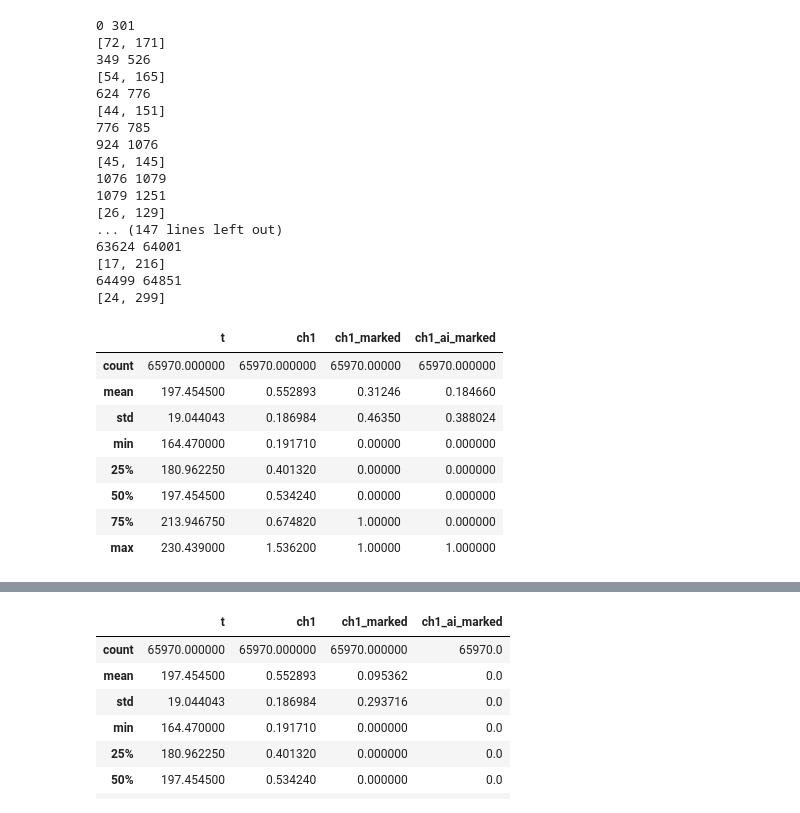
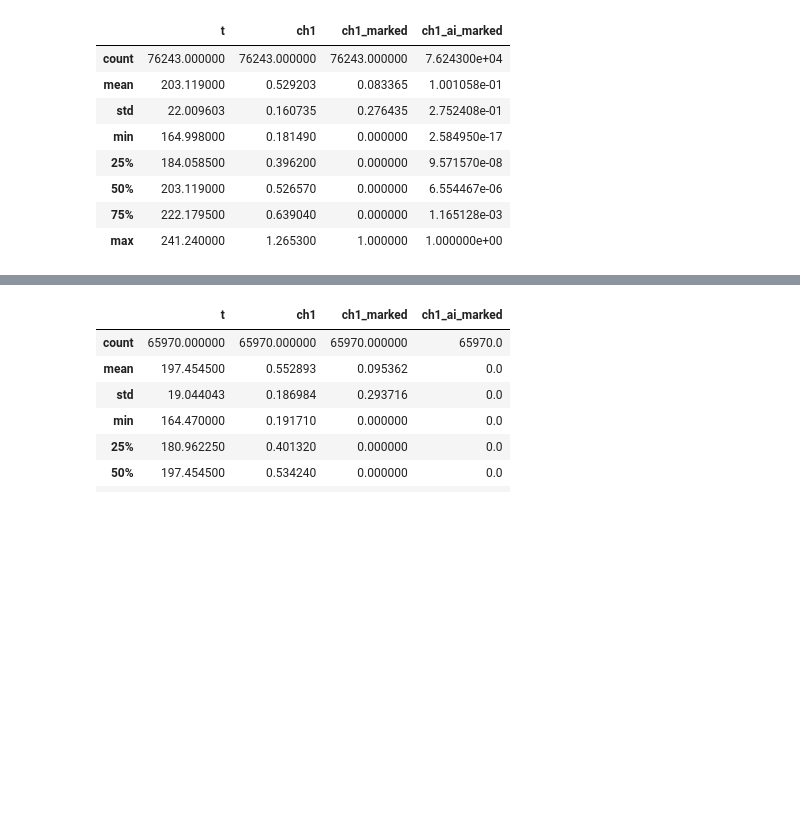
Before and after one commit to feodorrussia/D-alpha-instability-search, a Jupyter notebook: D-alpha marking.ipynb, the cells around one changed output, grey strips where cells are left out. Saved outputs shown, nothing was run; the diff lists cells and outputs as text; code cells hidden in the pictures; blank space fills up the shorter version.

```diff
--- a/D-alpha marking.ipynb
+++ b/D-alpha marking.ipynb
@@ -34,41 +102,0 @@ df.describe()
-# %%
-def normalise_series(data: np.array) -> np.array:
-    max_point, min_point, median_value = data.max(), data.min(), np.median(data)
-    return (data - median_value) / abs(max_point - min_point)
-
-def get_boards(data: np.array, scale=np.exp(1)):
-    loc_max_ind = np.argmax(data)
-    dist_ind = np.argsort(np.abs(data - data[loc_max_ind] / scale))
-    # print(data)
-    return [dist_ind[dist_ind <= loc_max_ind][0], dist_ind[dist_ind >= loc_max_ind][0]]
-
-def process_fragments(data: np.array, mark_data: np.array, edge=10, scale=np.exp(1), step_out=10) -> np.array:
-    # edge = 50
-
-    start_ind = 0
-    end_ind = 1
-    f_fragment = False
-
-    while end_ind < mark_data.shape[0]:
-        if mark_data[end_ind] == 1.0:
-            if not f_fragment:
-                f_fragment = True
-        elif f_fragment:
-            print(start_ind, end_ind)
-            mark_data[start_ind: end_ind] = 0.0
-            if end_ind - start_ind > edge:
-                boards = get_boards(data[start_ind: end_ind], scale)
-                print(boards)
-                boards[0] = max(boards[0] + start_ind - step_out, 0)
-                boards[1] = min(boards[1] + start_ind + step_out, mark_data.shape[0])
-
-                mark_data[boards[0]:boards[1]] = 1.0
-
-            f_fragment = False
-            start_ind = end_ind
-        elif not f_fragment:
-            start_ind = end_ind
-
-        end_ind += 1
-
-    return mark_data
@@ -75,32 +143,16 @@ def process_fragments(data: np.array, mark_data: np.array, edge=10, scale=np.exp
 # %%
 # from source.NN_environment import process_fragments
 
-df["ch1_ai_marked"] = process_fragments(np.array(df["ch1"]), np.array(df["ch1_marked"]), scale=1.5)
+df["ch1_marked"] = down_to_zero(np.array(df["ch1_ai_marked"]), edge=0.5)
+df["ch1_marked"] = process_fragments(np.array(df["ch1"]), np.array(df["ch1_marked"]), scale=0)
 df.describe()
 # %% [output]
-0 301
-[72, 171]
-349 526
-[54, 165]
-624 776
-[44, 151]
-776 785
-924 1076
-[45, 145]
-1076 1079
-1079 1251
-[26, 129]
-... (147 lines left out)
-63624 64001
-[17, 216]
-64499 64851
-[24, 299]
 |  | t | ch1 | ch1_marked | ch1_ai_marked |
-| count | 65970.000000 | 65970.000000 | 65970.00000 | 65970.000000 |
-| mean | 197.454500 | 0.552893 | 0.31246 | 0.184660 |
-| std | 19.044043 | 0.186984 | 0.46350 | 0.388024 |
-| min | 164.470000 | 0.191710 | 0.00000 | 0.000000 |
-| 25% | 180.962250 | 0.401320 | 0.00000 | 0.000000 |
-| 50% | 197.454500 | 0.534240 | 0.00000 | 0.000000 |
-| 75% | 213.946750 | 0.674820 | 1.00000 | 0.000000 |
-| max | 230.439000 | 1.536200 | 1.00000 | 1.000000 |
+| count | 76243.000000 | 76243.000000 | 76243.000000 | 7.624300e+04 |
+| mean | 203.119000 | 0.529203 | 0.083365 | 1.001058e-01 |
+| std | 22.009603 | 0.160735 | 0.276435 | 2.752408e-01 |
+| min | 164.998000 | 0.181490 | 0.000000 | 2.584950e-17 |
+| 25% | 184.058500 | 0.396200 | 0.000000 | 9.571570e-08 |
+| 50% | 203.119000 | 0.526570 | 0.000000 | 6.554467e-06 |
+| 75% | 222.179500 | 0.639040 | 0.000000 | 1.165128e-03 |
+| max | 241.240000 | 1.265300 | 1.000000 | 1.000000e+00 |
```
Also changed, not shown: parts of 10 cells of this notebook.
